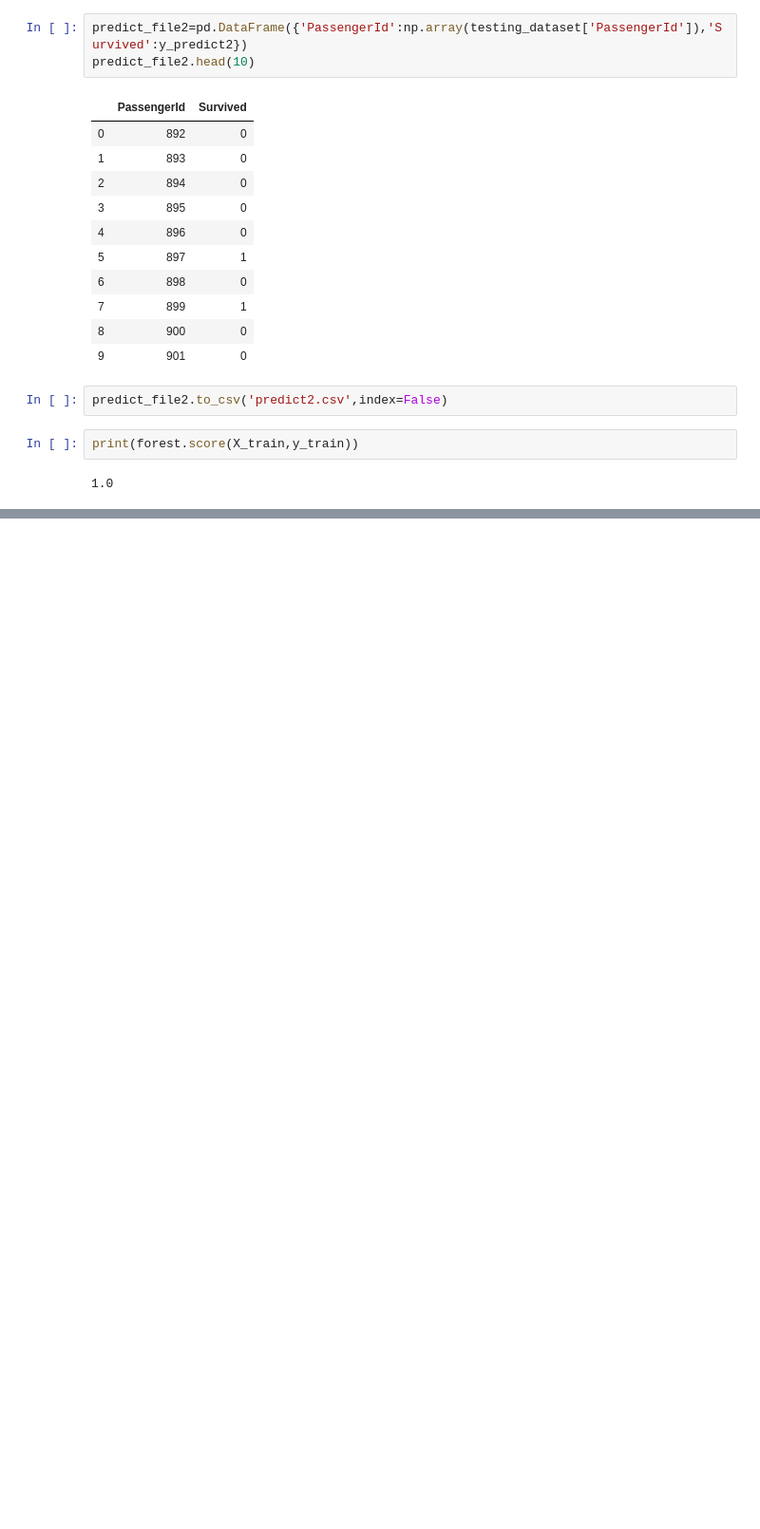
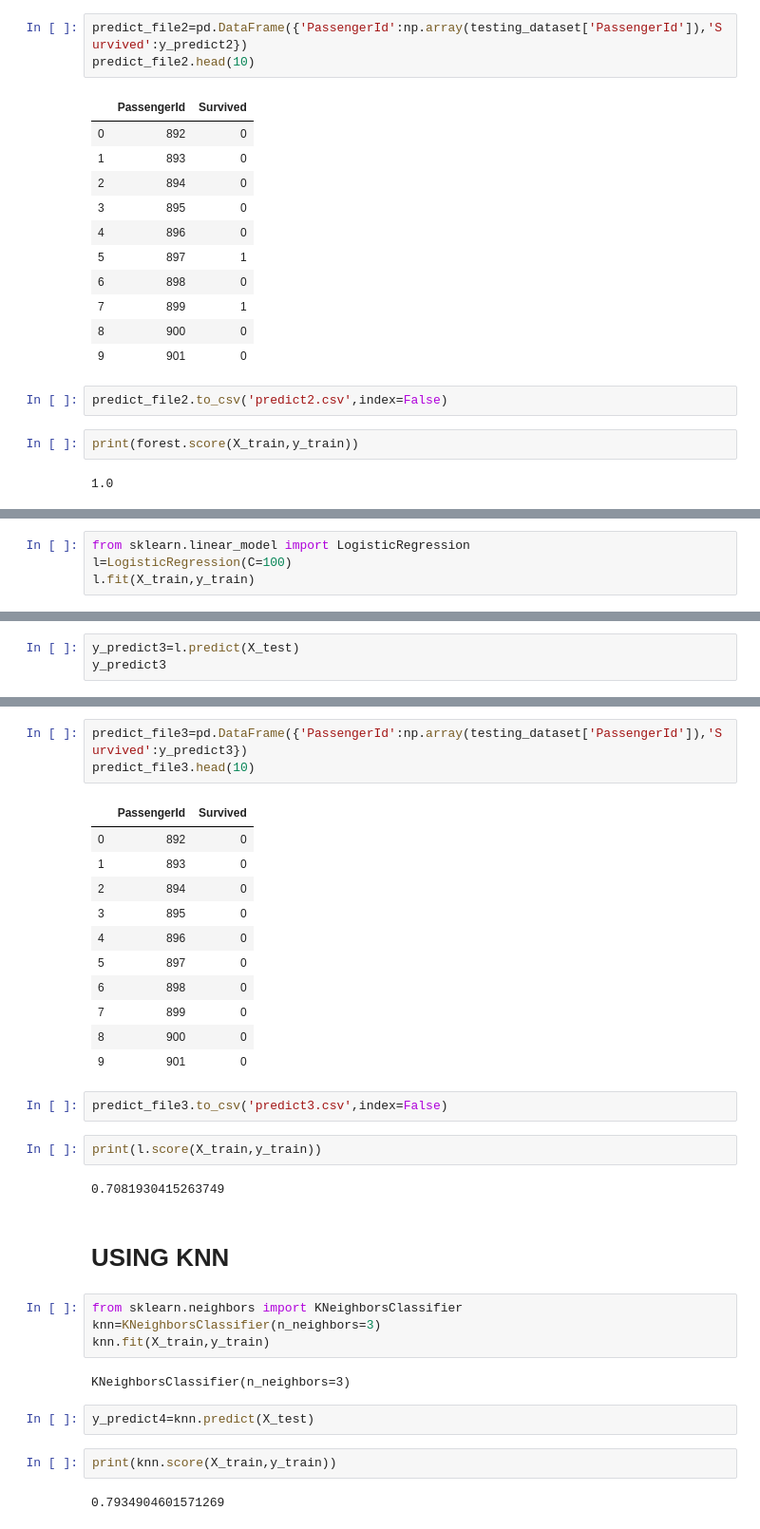
Before and after one commit to AksharaReddyPatlannagari/MACHINE-LEARNING, a Jupyter notebook: kaggle_titanic/titanic.ipynb, the cells around one changed output, grey strips where cells are left out. Shown at 95% size. Drawn from its saved outputs; the diff is of its cells as text; blank space fills up the shorter version.

```diff
--- a/kaggle_titanic/titanic.ipynb
+++ b/kaggle_titanic/titanic.ipynb
@@ -276,0 +279,4 @@ print(forest.score(X_train,y_train))
+# %%
+from sklearn.linear_model import LogisticRegression
+l=LogisticRegression(C=100)
+l.fit(X_train,y_train)
@@ -276,0 +292,3 @@ print(forest.score(X_train,y_train))
+# %%
+y_predict3=l.predict(X_test)
+y_predict3
@@ -276,0 +316,35 @@ print(forest.score(X_train,y_train))
+# %%
+predict_file3=pd.DataFrame({'PassengerId':np.array(testing_dataset['PassengerId']),'Survived':y_predict3})
+predict_file3.head(10)
+# %% [output]
+|  | PassengerId | Survived |
+| 0 | 892 | 0 |
+| 1 | 893 | 0 |
+| 2 | 894 | 0 |
+| 3 | 895 | 0 |
+| 4 | 896 | 0 |
+| 5 | 897 | 0 |
+| 6 | 898 | 0 |
+| 7 | 899 | 0 |
+| 8 | 900 | 0 |
+| 9 | 901 | 0 |
+# %%
+predict_file3.to_csv('predict3.csv',index=False)
+# %%
+print(l.score(X_train,y_train))
+# %% [output]
+0.7081930415263749
+# %% [markdown]
+# USING KNN
+# %%
+from sklearn.neighbors import KNeighborsClassifier
+knn=KNeighborsClassifier(n_neighbors=3)
+knn.fit(X_train,y_train)
+# %% [output]
+KNeighborsClassifier(n_neighbors=3)
+# %%
+y_predict4=knn.predict(X_test)
+# %%
+print(knn.score(X_train,y_train))
+# %% [output]
+0.7934904601571269
```
Also changed, not shown: parts of 5 cells of this notebook, 2 other files.
